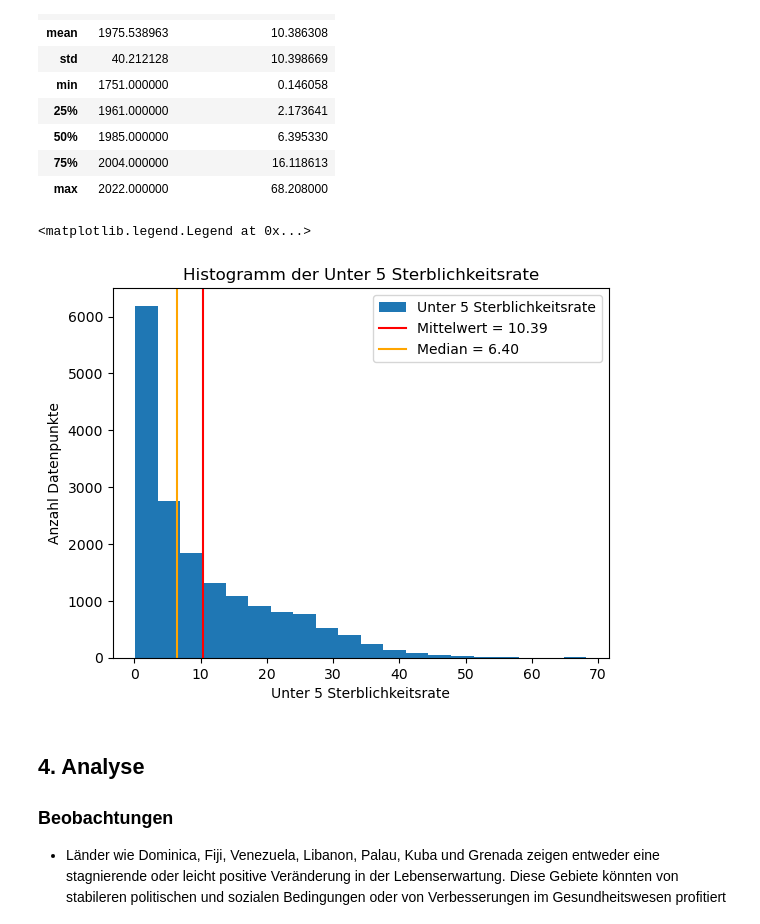
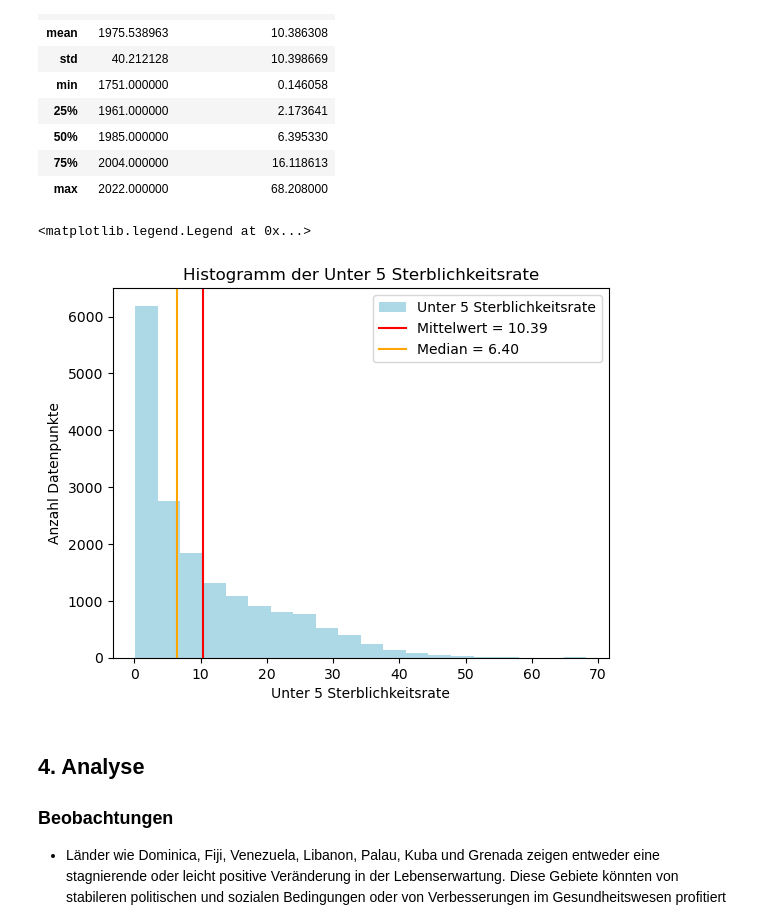
Before and after one commit to melisadedukic/MeliAjna, a Jupyter notebook: LN Python Melisa_Ajna.ipynb, the cells around one changed output. Saved outputs shown, nothing was run; the diff lists cells and outputs as text; code cells hidden in the pictures.

```diff
--- a/LN Python Melisa_Ajna.ipynb
+++ b/LN Python Melisa_Ajna.ipynb
@@ -196,18 +196,18 @@ df.describe()
 | 75% | 2004.000000 | 16.118613 |
 | max | 2022.000000 | 68.208000 |
 # %%
-g = df['Unter 5 Sterblichkeitsrate'].plot(kind='hist', bins=20, title='Histogramm der Unter 5 Sterblichkeitsrate',
-                           xlabel='Unter 5 Sterblichkeitsrate', ylabel='Anzahl Datenpunkte')
+g = df['Unter 5 Sterblichkeitsrate'].plot(kind='hist', bins=20, color='lightblue', title='Histogramm der Unter 5 Sterblichkeitsrate',
+ xlabel='Unter 5 Sterblichkeitsrate', ylabel='Anzahl Datenpunkte')
 mean = df['Unter 5 Sterblichkeitsrate'].mean()
 g.axvline(x=df['Unter 5 Sterblichkeitsrate'].mean(), color='red',label=f'Mittelwert = {mean:.2f}')  # rote Linie bei Mittelwert
 
 median = df['Unter 5 Sterblichkeitsrate'].median()
 g.axvline(x=df['Unter 5 Sterblichkeitsrate'].median(), color='orange',label=  f'Median = {median:.2f}')  # orange Linie bei Median
 
 g.legend()
 # %% [output]
 <matplotlib.legend.Legend at 0x...>
-[figure, old version]
+[figure, new version]
 # %% [markdown]
 ## 4. Analyse
 
```
Also changed, not shown: parts of 25 cells of this notebook.
